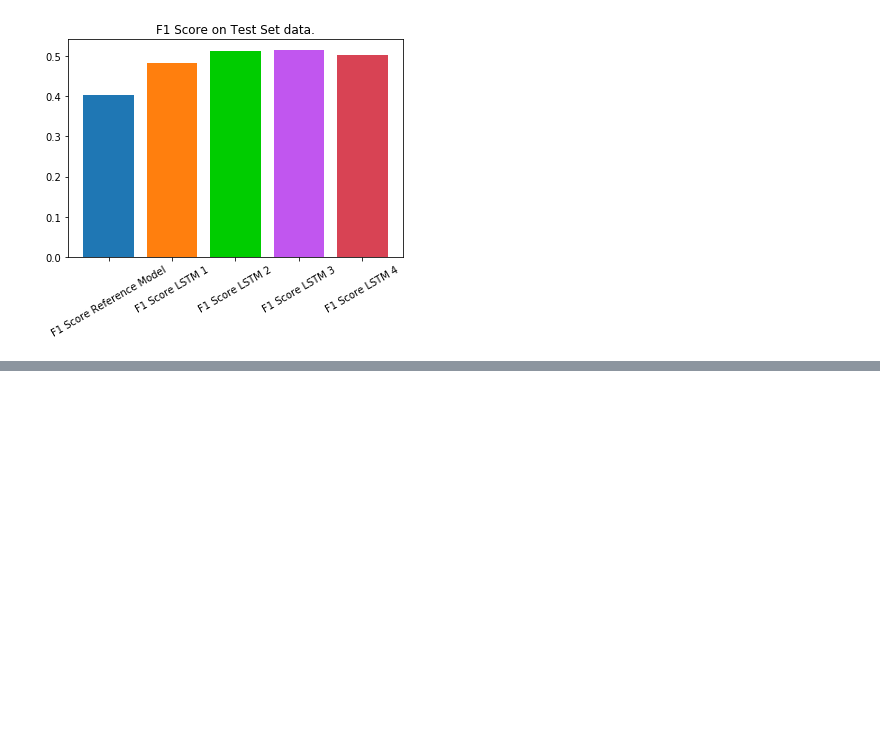
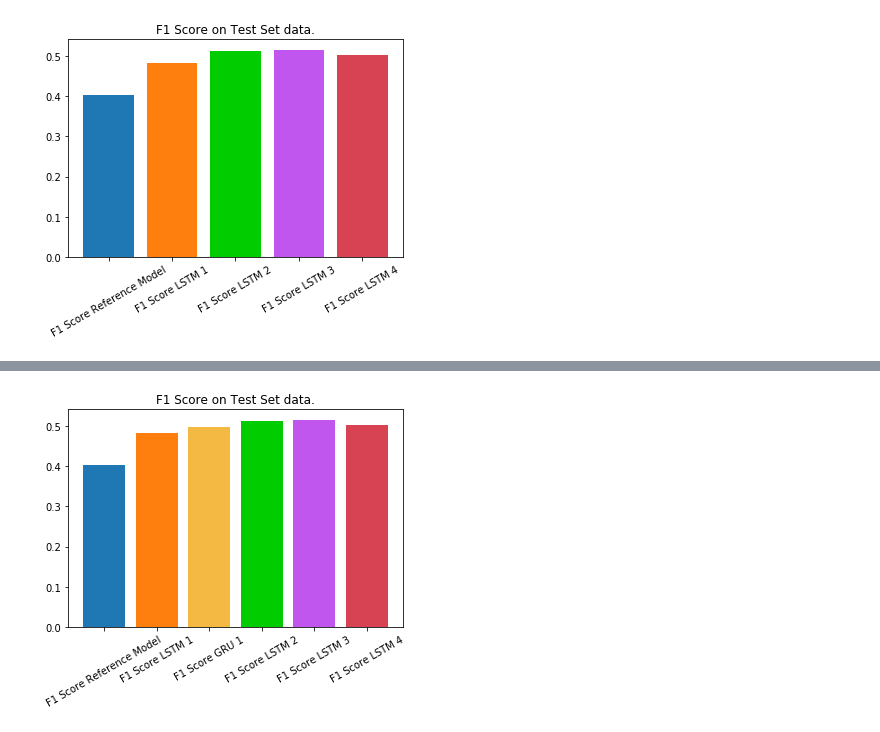
Before and after one commit to mtnntn/tagRecommendation, a Jupyter notebook: tagRecommendation/datasource/tag_recommendation.ipynb, the cells around one changed output, grey strips where cells are left out. Saved outputs shown, nothing was run; the diff lists cells and outputs as text; code cells hidden in the pictures; blank space fills up the shorter version.

```diff
--- a/tagRecommendation/datasource/tag_recommendation.ipynb
+++ b/tagRecommendation/datasource/tag_recommendation.ipynb
@@ -1245,0 +1313,7 @@ plot_barchart(labels, data, title, colors=colors)
+# %%
+labels = ["F1 Score Reference Model", "F1 Score LSTM 1", "F1 Score GRU 1", "F1 Score LSTM 2", "F1 Score LSTM 3", "F1 Score LSTM 4"]
+data = [reference_model_test_set_f1, first_model_test_set_f1, gru_model_1_test_set_f1, second_model_test_set_f1, third_model_test_set_f1, fourth_model_test_set_f1]
+title = "F1 Score on Test Set data."
+plot_barchart(labels, data, title, colors=colors)
+# %% [output]
+[figure, added]
```
Also changed, not shown: parts of 37 cells of this notebook.
